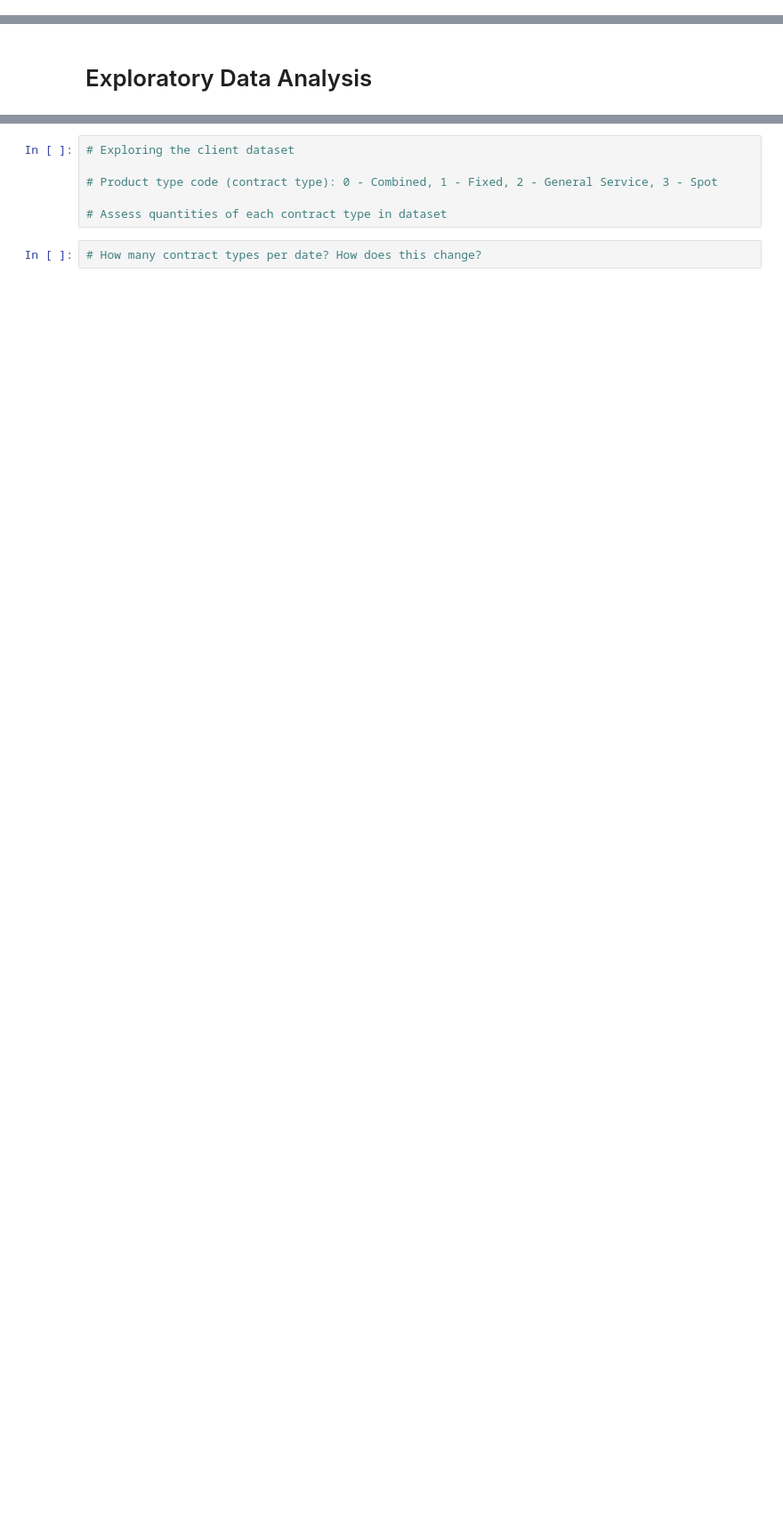
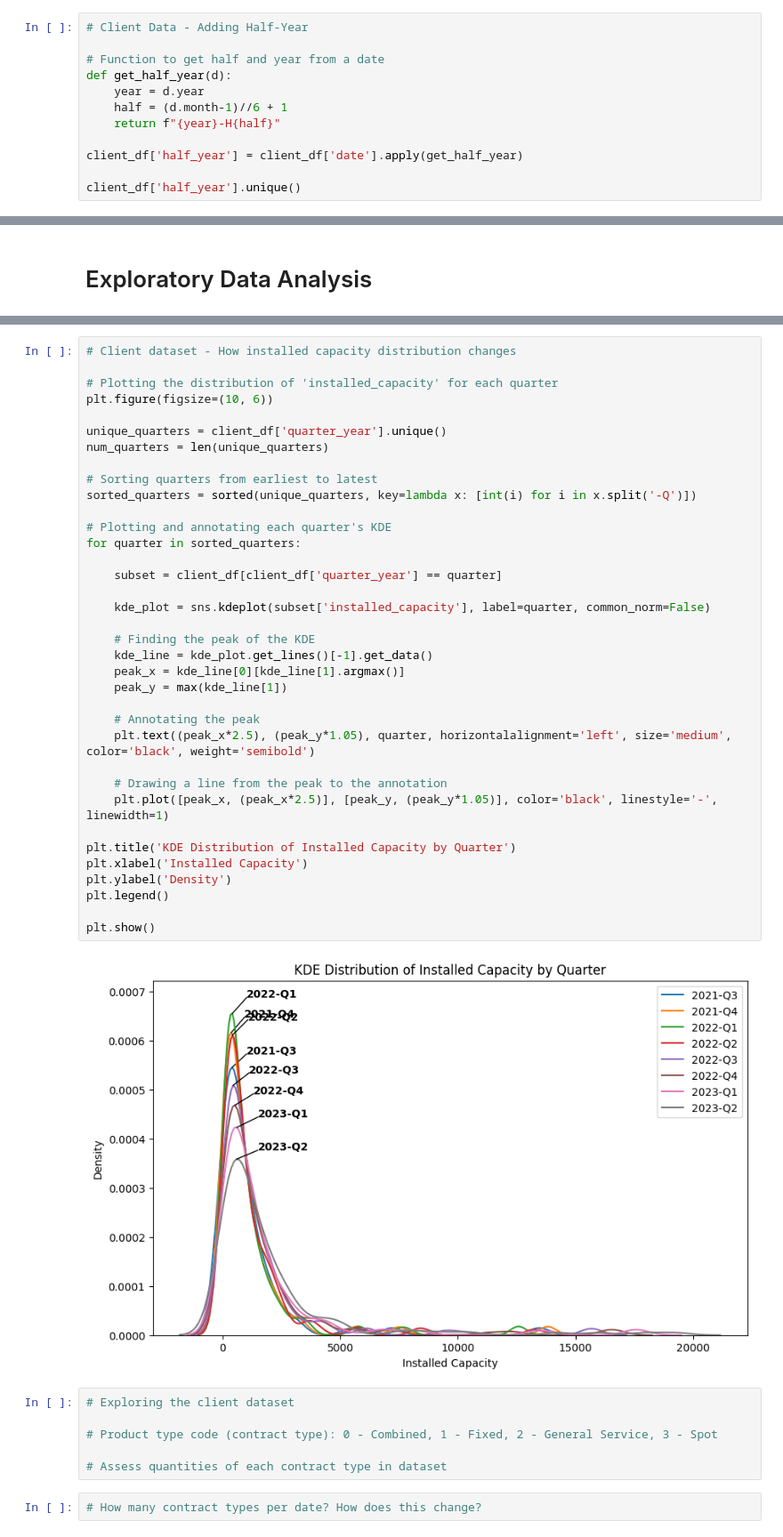
Before and after one commit to CloudforestTechnologies/crimson-hornbill, a Jupyter notebook: notebooks/1_0_pm_eda.ipynb, the cells around one changed output, grey strips where cells are left out. Shown at 89% size. Saved outputs shown, nothing was run; the diff lists cells and outputs as text; blank space fills up the shorter version.

Commit message:
Added KDE plot of installed capacity.

```diff
--- a/notebooks/1_0_pm_eda.ipynb
+++ b/notebooks/1_0_pm_eda.ipynb
@@ -199,3 +199,15 @@ client_df['quarter_year'].unique()
 # %% [output]
 array(['2021-Q3', '2021-Q4', '2022-Q1', '2022-Q2', '2022-Q3', '2022-Q4',
        '2023-Q1', '2023-Q2'], dtype=object)
+# %%
+# Client Data - Adding Half-Year
+
+# Function to get half and year from a date
+def get_half_year(d):
+    year = d.year
+    half = (d.month-1)//6 + 1
+    return f"{year}-H{half}"
+
+client_df['half_year'] = client_df['date'].apply(get_half_year)
+
+client_df['half_year'].unique()
@@ -242,3 +254,41 @@ plt.show()
+# %%
+# Client dataset - How installed capacity distribution changes
+
+# Plotting the distribution of 'installed_capacity' for each quarter
+plt.figure(figsize=(10, 6))
+
+unique_quarters = client_df['quarter_year'].unique()
+num_quarters = len(unique_quarters)
+
+# Sorting quarters from earliest to latest
+sorted_quarters = sorted(unique_quarters, key=lambda x: [int(i) for i in x.split('-Q')])
+
+# Plotting and annotating each quarter's KDE
+for quarter in sorted_quarters:
+
+    subset = client_df[client_df['quarter_year'] == quarter]
+
+    kde_plot = sns.kdeplot(subset['installed_capacity'], label=quarter, common_norm=False)
+
+    # Finding the peak of the KDE
+    kde_line = kde_plot.get_lines()[-1].get_data()
+    peak_x = kde_line[0][kde_line[1].argmax()]
+    peak_y = max(kde_line[1])
+
+    # Annotating the peak
+    plt.text((peak_x*2.5), (peak_y*1.05), quarter, horizontalalignment='left', size='medium', color='black', weight='semibold')
+
+    # Drawing a line from the peak to the annotation
+    plt.plot([peak_x, (peak_x*2.5)], [peak_y, (peak_y*1.05)], color='black', linestyle='-', linewidth=1)
+
+plt.title('KDE Distribution of Installed Capacity by Quarter')
+plt.xlabel('Installed Capacity')
+plt.ylabel('Density')
+plt.legend()
+
+plt.show()
+# %% [output]
+[figure, added]
 # %%
 # Exploring the client dataset
 
```
Also changed, not shown: parts of 2 cells of this notebook.
